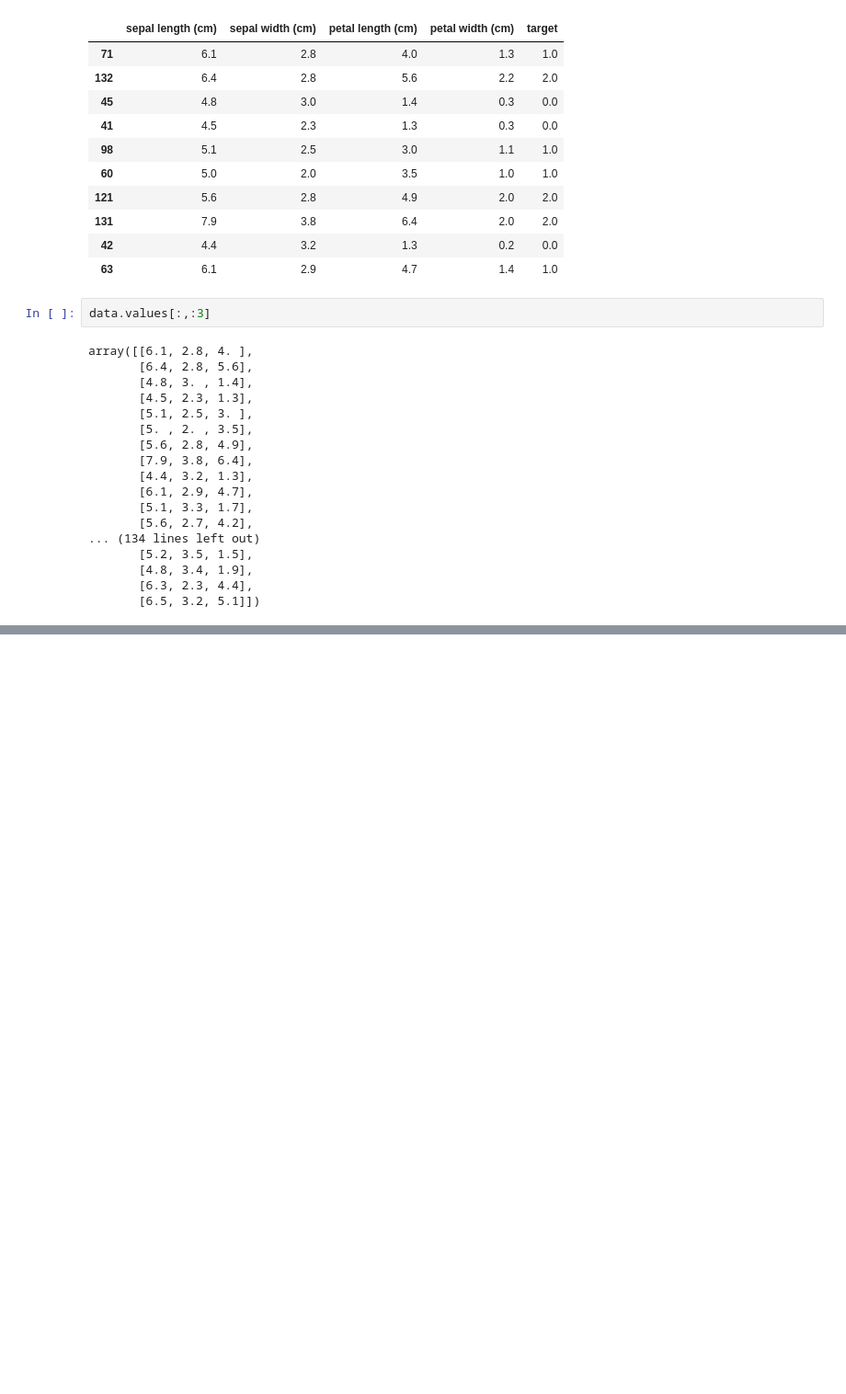
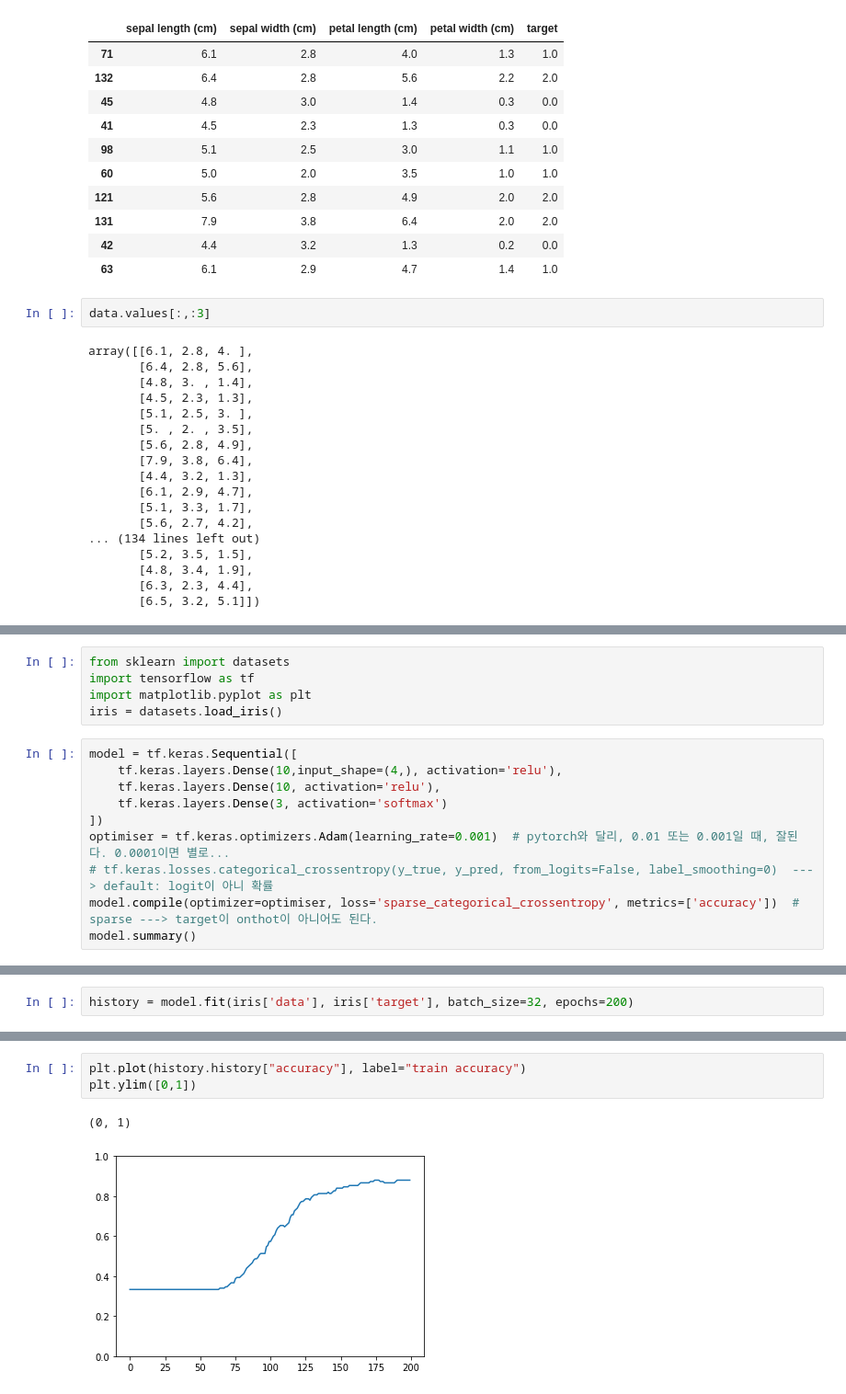
Before and after one commit to hccho2/hccho2FirstGitProject, a Jupyter notebook: pandas_test.ipynb, the cells around one changed output, grey strips where cells are left out. Shown at 92% size. Cells and saved outputs as stored; diff of their text form; blank space fills up the shorter version.

```diff
--- a/pandas_test.ipynb
+++ b/pandas_test.ipynb
@@ -256,0 +275,15 @@ array([[6.1, 2.8, 4. ],
+# %%
+from sklearn import datasets
+import tensorflow as tf
+import matplotlib.pyplot as plt
+iris = datasets.load_iris()
+# %%
+model = tf.keras.Sequential([
+    tf.keras.layers.Dense(10,input_shape=(4,), activation='relu'),
+    tf.keras.layers.Dense(10, activation='relu'),
+    tf.keras.layers.Dense(3, activation='softmax')
+])
+optimiser = tf.keras.optimizers.Adam(learning_rate=0.001)  # pytorch와 달리, 0.01 또는 0.001일 때, 잘된다. 0.0001이면 별로...
+# tf.keras.losses.categorical_crossentropy(y_true, y_pred, from_logits=False, label_smoothing=0)  ---> default: logit이 아니 확률
+model.compile(optimizer=optimiser, loss='sparse_categorical_crossentropy', metrics=['accuracy'])  # sparse ---> target이 onthot이 아니어도 된다.
+model.summary()
@@ -256,0 +305,2 @@ array([[6.1, 2.8, 4. ],
+# %%
+history = model.fit(iris['data'], iris['target'], batch_size=32, epochs=200)
@@ -256,0 +325,6 @@ array([[6.1, 2.8, 4. ],
+# %%
+plt.plot(history.history["accuracy"], label="train accuracy")
+plt.ylim([0,1])
+# %% [output]
+(0, 1)
+[figure, added]
```
Also changed, not shown: parts of 16 cells of this notebook.
